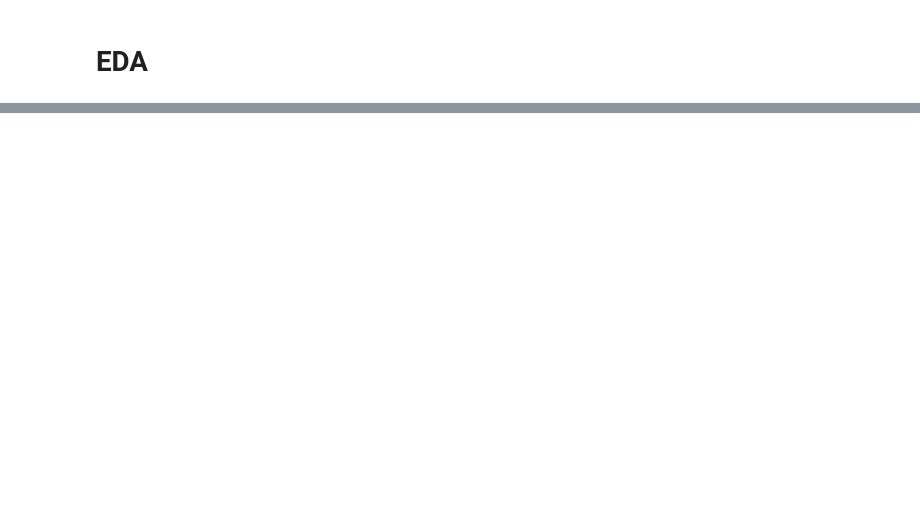
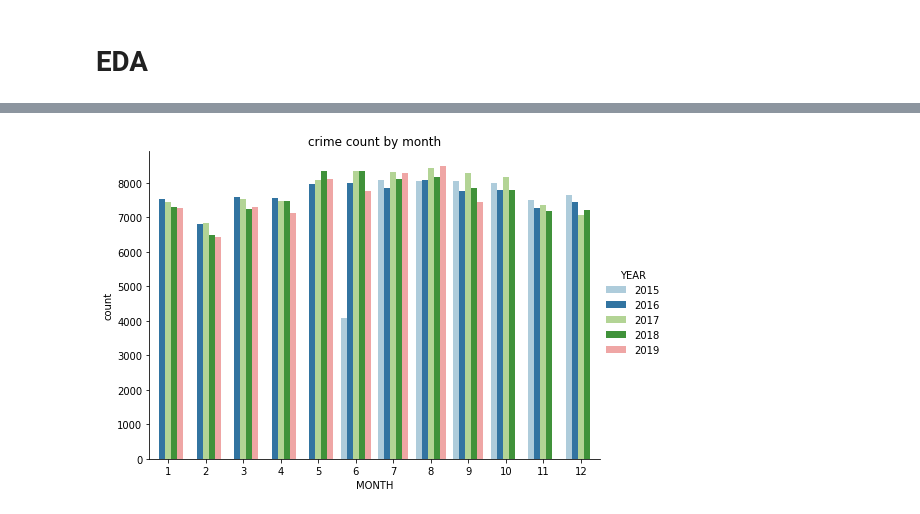
Before and after one commit to osiajod/DS1-Final, a Jupyter notebook: CrimeDataVis.ipynb, the cells around one changed output, grey strips where cells are left out. Drawn from its saved outputs; the diff is of its cells as text; code cells hidden in the pictures; blank space fills up the shorter version.

```diff
--- a/CrimeDataVis.ipynb
+++ b/CrimeDataVis.ipynb
@@ -67,0 +33,4 @@ data.head()
+# %%
+feature_overview(df, 'month',True)
+# %% [output]
+[figure, added]
```
Also changed, not shown: parts of 12 cells of this notebook, 8 other files.
